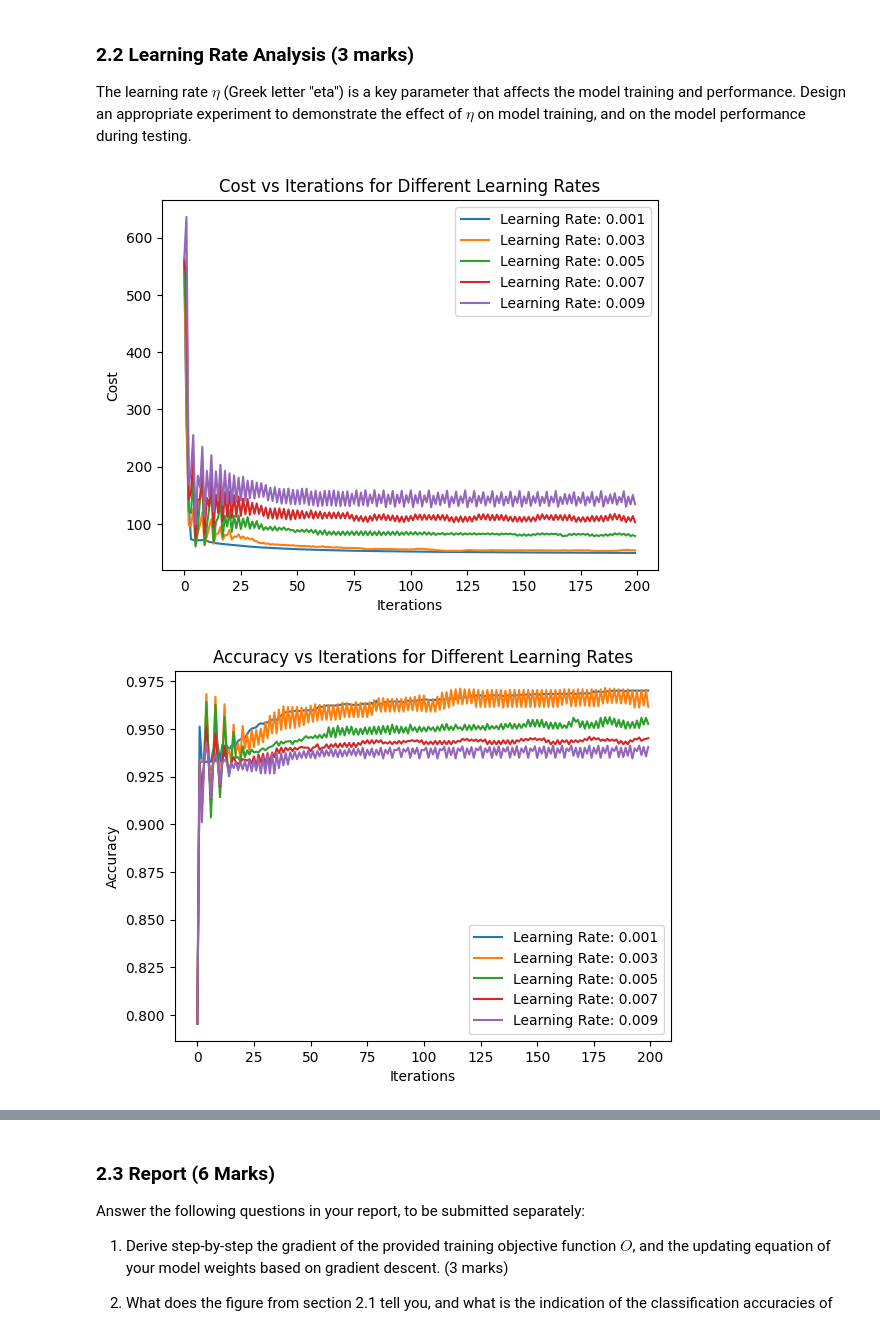
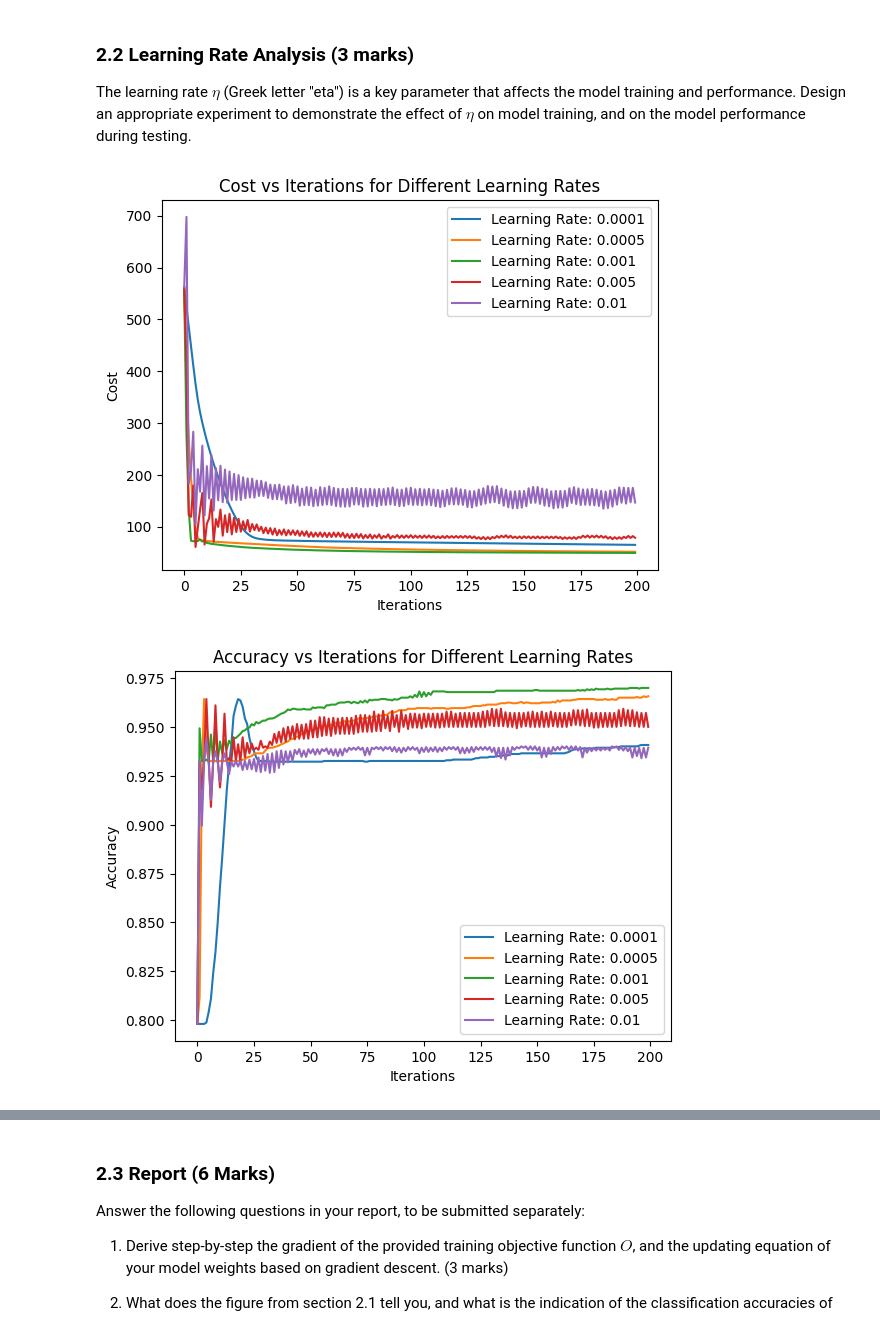
Before and after one commit to orbitaldr0p/COMP24112-Labs, a Jupyter notebook: COMP24112_CW.ipynb, the cells around one changed output, grey strips where cells are left out. Saved outputs shown, nothing was run; the diff lists cells and outputs as text; code cells hidden in the pictures.

```diff
--- a/COMP24112_CW.ipynb
+++ b/COMP24112_CW.ipynb
@@ -208,7 +208,7 @@ Test Set F1 Score: 0.7241379310344828
 
 The learning rate $\eta$ (Greek letter "eta") is a key parameter that affects the model training and performance. Design an appropriate experiment to demonstrate the effect of $\eta$ on model training, and on the model performance during testing.
 # %%
-learning_rates = [0.001, 0.003, 0.005, 0.007, 0.009]
+learning_rates = [0.0001, 0.0005, 0.001, 0.005, 0.01]
 
 cost_all = [0 for i in range(len(learning_rates))]
 w_all = [0 for i in range(len(learning_rates))]
@@ -236,32 +236,32 @@ for i, weight in enumerate(w_all):
     plt.plot(accuracy_per_iteration, label=f"Learning Rate: {learning_rates[i]}")
 
 plt.xlabel("Iterations")
 plt.ylabel("Accuracy")
 plt.title("Accuracy vs Iterations for Different Learning Rates")
 plt.legend()
 plt.show()
 
 test_y_pred = [
     linear_predict(test_X_cls, w_all[i][-1]) for i in range(len(learning_rates))
 ]  # Use the final weights from training
 
 
 accuracies = []
 f1_scores = []
 
 for y_pred in test_y_pred:
     accuracy = accuracy_score(test_y_cls, y_pred)
     f1 = f1_score(test_y_cls, y_pred)
     accuracies.append(accuracy)
     f1_scores.append(f1)
 
 plt.plot(learning_rates, accuracies, label="Accuracy")
 plt.plot(learning_rates, f1_scores, label="F1 Score")
 plt.xlabel("Learning Rate")
 plt.ylabel("Score")
 plt.title("Accuracy and F1 Score vs Learning Rate")
 plt.legend()
 plt.show()
 # %% [output]
-[figure, old version]
+[figure, new version]
-[figure, old version]
+[figure, new version]
```
Also changed, not shown: parts of 4 cells of this notebook, 13 other files.
